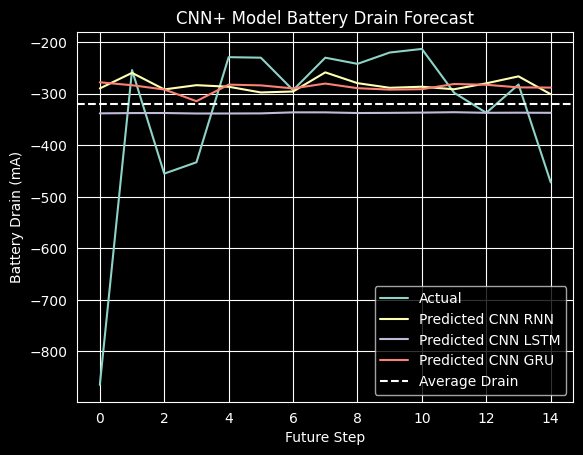
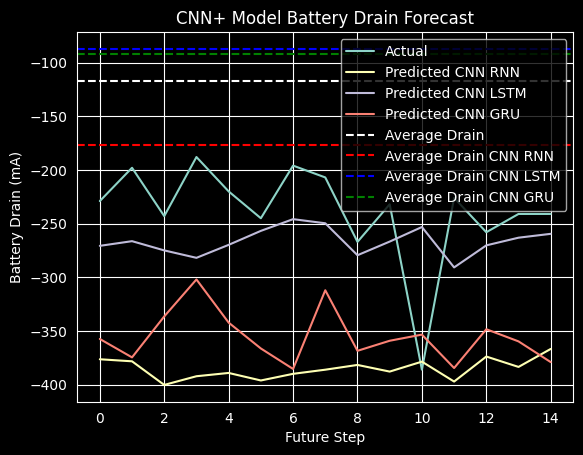
Unified diff of the notebook cell whose output changed from the first chart to the second:
--- before
+++ after
@@ -5,4 +5,7 @@
 plt.plot(pred_cnn_gru_real[idx], label="Predicted CNN GRU")
 plt.axhline(avg_drain, linestyle='--', label="Average Drain")
+plt.axhline(avg_cnn_rnn, linestyle='--', label="Average Drain CNN RNN", color="red")
+plt.axhline(avg_cnn_lstm, linestyle='--', label="Average Drain CNN LSTM", color="blue")
+plt.axhline(avg_cnn_gru, linestyle='--', label="Average Drain CNN GRU", color="green")
 plt.title("CNN+ Model Battery Drain Forecast")
 plt.xlabel("Future Step")

Commit: updated dataset